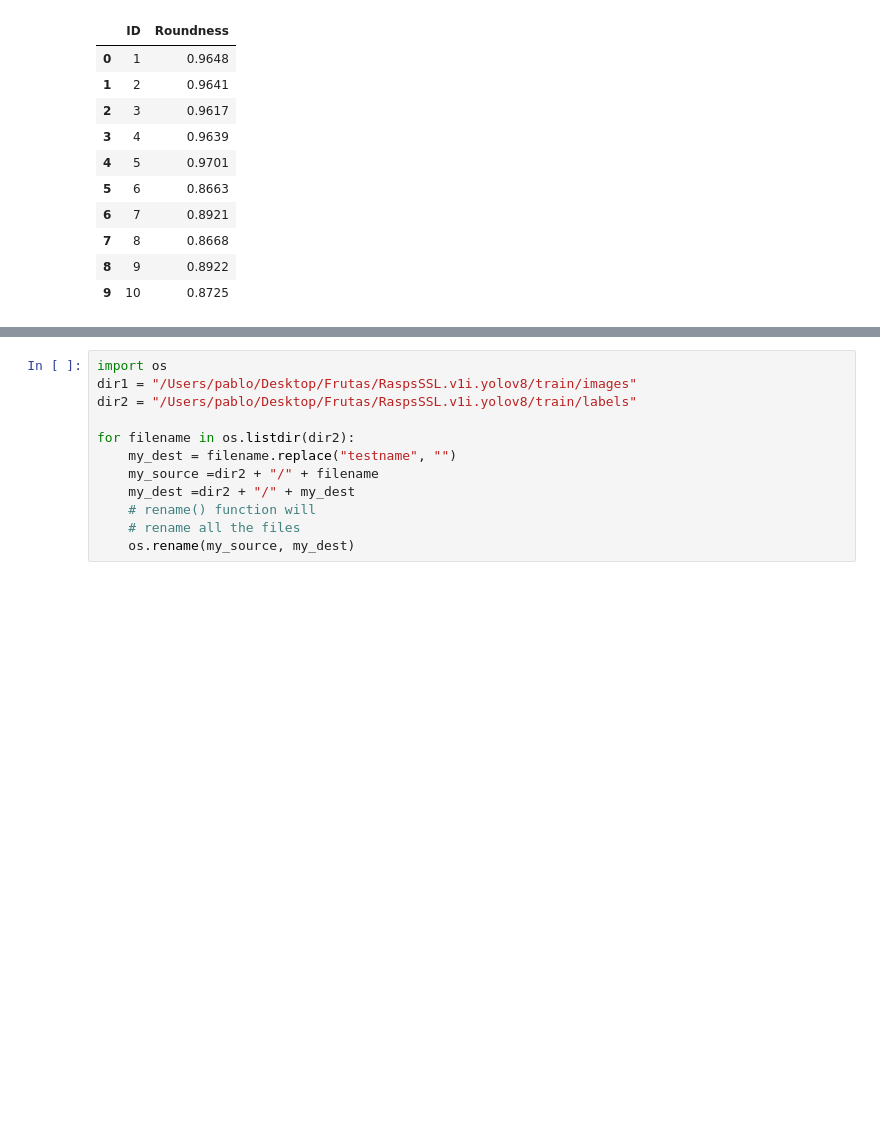
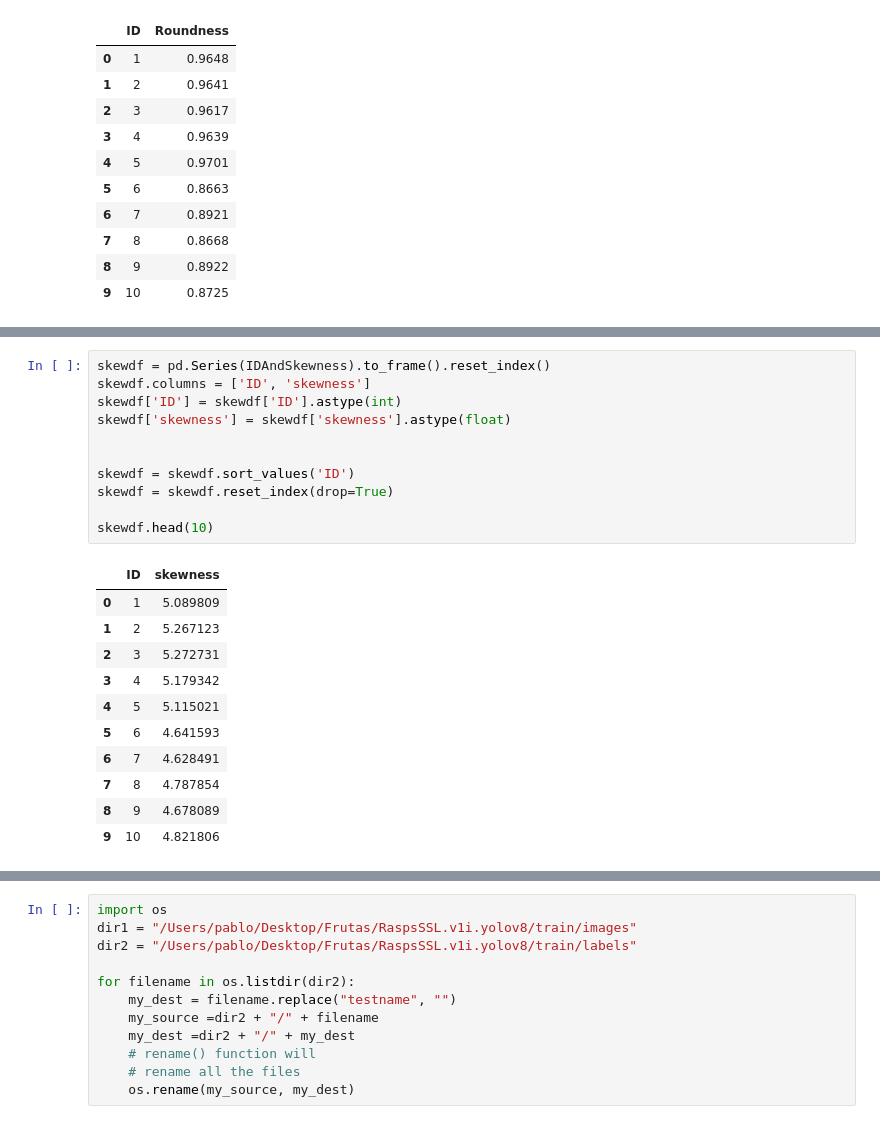
Before and after one commit to pcruiher08/ImageFeatures, a Jupyter notebook: analysis.ipynb, the cells around one changed output, grey strips where cells are left out. Drawn from its saved outputs; the diff is of its cells as text; blank space fills up the shorter version.

```diff
--- a/analysis.ipynb
+++ b/analysis.ipynb
@@ -344,0 +442,23 @@ roundnessdf.head(10)
+# %%
+skewdf = pd.Series(IDAndSkewness).to_frame().reset_index()
+skewdf.columns = ['ID', 'skewness']
+skewdf['ID'] = skewdf['ID'].astype(int)
+skewdf['skewness'] = skewdf['skewness'].astype(float)
+
+
+skewdf = skewdf.sort_values('ID')
+skewdf = skewdf.reset_index(drop=True)
+
+skewdf.head(10)
+# %% [output]
+|  | ID | skewness |
+| 0 | 1 | 5.089809 |
+| 1 | 2 | 5.267123 |
+| 2 | 3 | 5.272731 |
+| 3 | 4 | 5.179342 |
+| 4 | 5 | 5.115021 |
+| 5 | 6 | 4.641593 |
+| 6 | 7 | 4.628491 |
+| 7 | 8 | 4.787854 |
+| 8 | 9 | 4.678089 |
+| 9 | 10 | 4.821806 |
```
Also changed, not shown: parts of 14 cells of this notebook.
